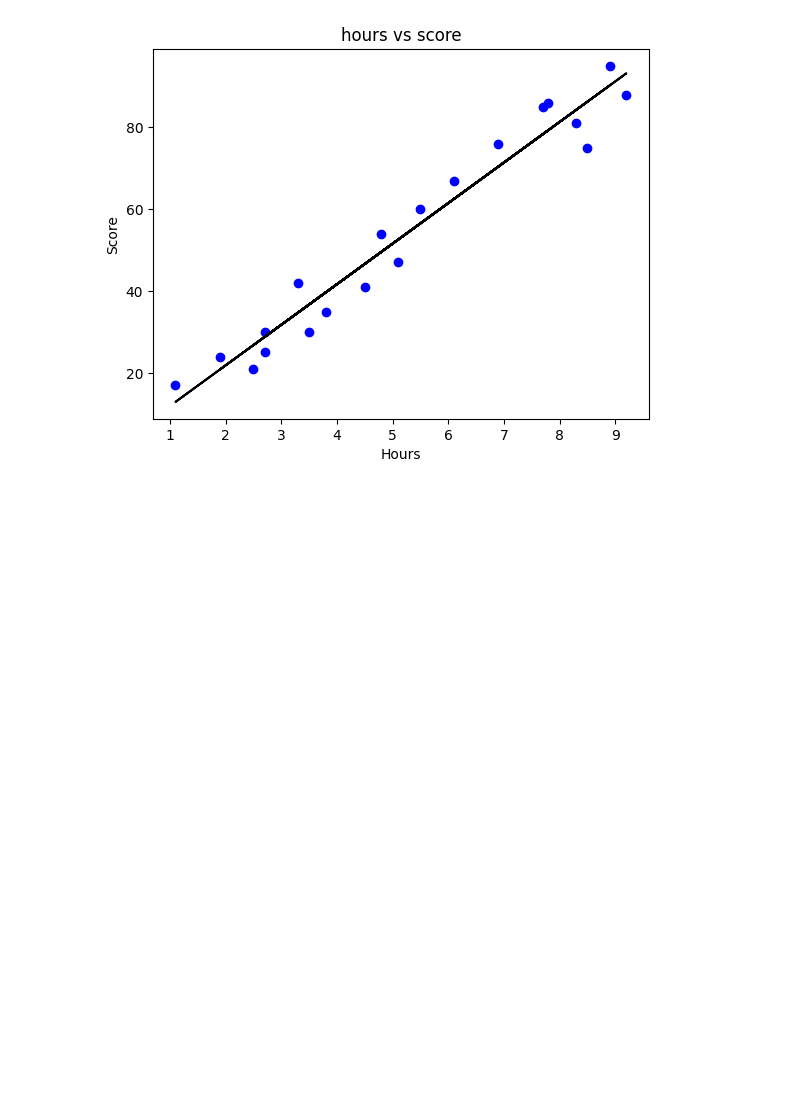
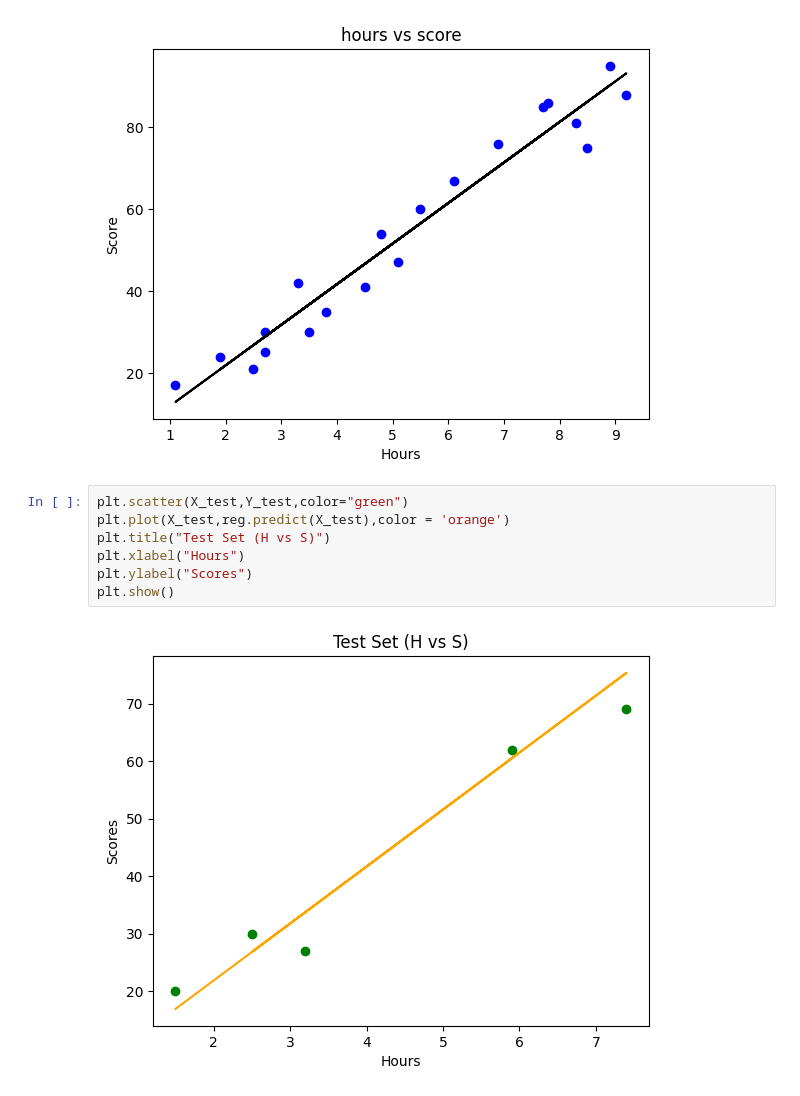
Before and after one commit to Nemaleshh/Implementation-of-Simple-Linear-Regression-Model-for-Predicting-the-Marks-Scored, a Jupyter notebook: exp2.ipynb, the cells around one changed output. Drawn from its saved outputs; the diff is of its cells as text; blank space fills up the shorter version.

```diff
--- a/exp2.ipynb
+++ b/exp2.ipynb
@@ -126,3 +128,12 @@ plt.ylabel('Score')
 plt.show()
 # %% [output]
 [figure]
+# %%
+plt.scatter(X_test,Y_test,color="green")
+plt.plot(X_test,reg.predict(X_test),color = 'orange')
+plt.title("Test Set (H vs S)")
+plt.xlabel("Hours")
+plt.ylabel("Scores")
+plt.show()
+# %% [output]
+[figure, added]
```
Also changed, not shown: parts of 1 cell of this notebook, 3 other files.
